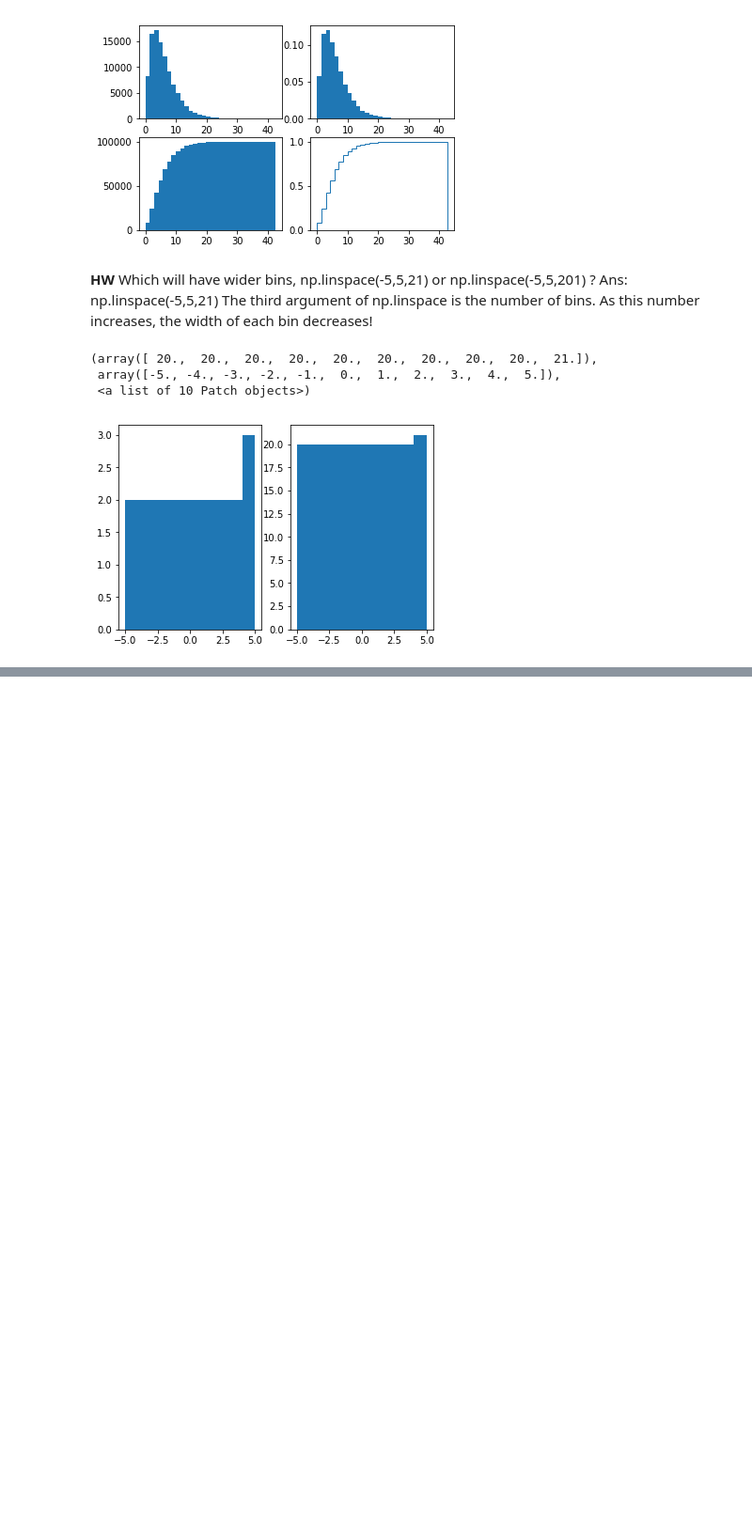
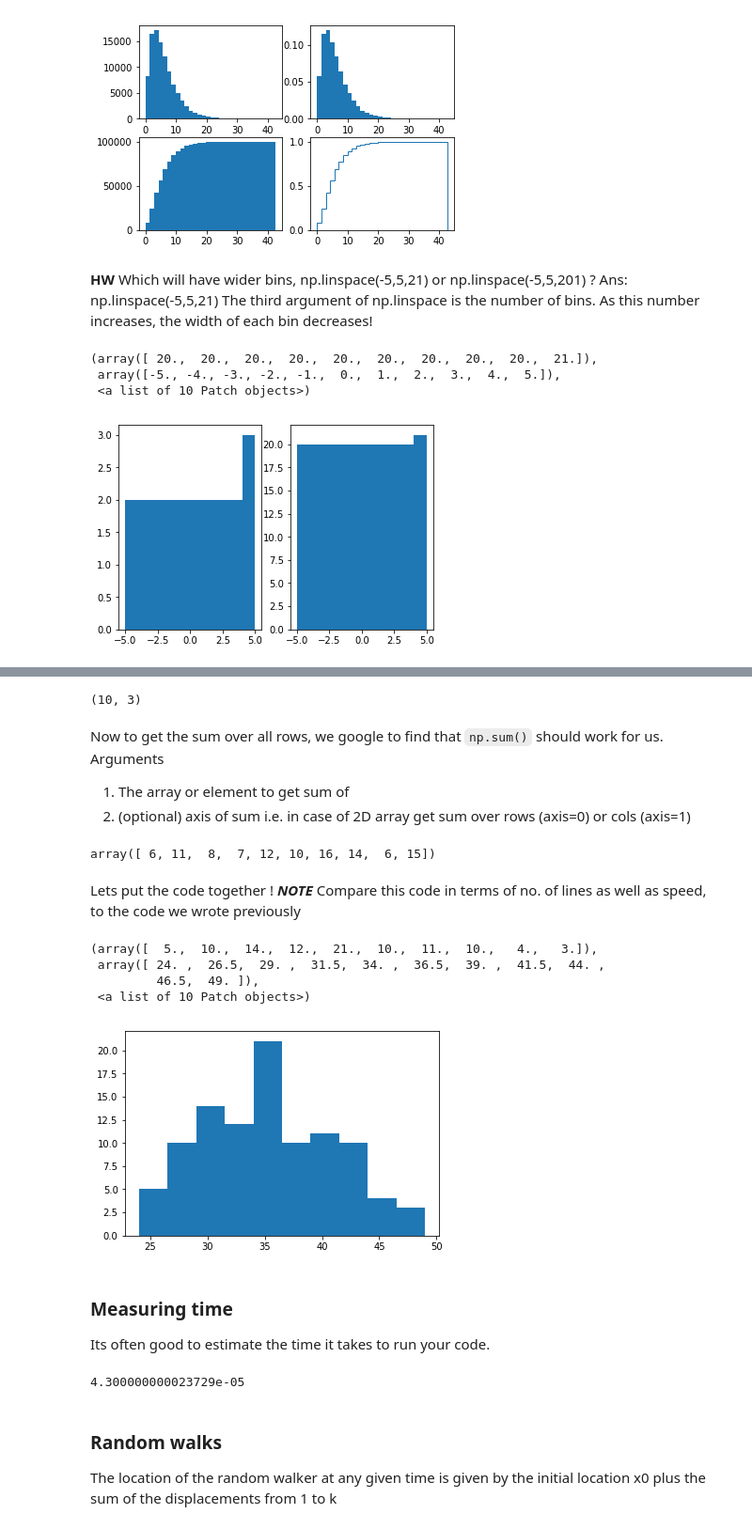
Before and after one commit to nsarode/Python_classNotes, a Jupyter notebook: Matplotlib.ipynb, the cells around one changed output, grey strips where cells are left out. Shown: that part at 94% size. Saved outputs shown, nothing was run; the diff lists cells and outputs as text; code cells hidden in the pictures; blank space fills up the shorter version.

```diff
--- a/Matplotlib.ipynb
+++ b/Matplotlib.ipynb
@@ -361,0 +485,45 @@ plt.subplot(3, 3, 3)
+# %%
+X = np.random.randint(1,7,(10,3)) # arguments: start, end, [optional] number of draws
+X.shape # confirm the nrows and ncols
+# %% [output]
+(10, 3)
+# %% [markdown]
+Now to get the sum over all rows, we google to find that `np.sum()` should work for us.
+Arguments
+1. The array or element to get sum of
+2. (optional) axis of sum i.e. in case of 2D array get sum over rows (axis=0) or cols (axis=1)
+# %%
+Y = np.sum(X, axis=1)
+Y
+# %% [output]
+array([ 6, 11,  8,  7, 12, 10, 16, 14,  6, 15])
+# %% [markdown]
+Lets put the code together ! **_NOTE_** Compare this code in terms of no. of lines as well as speed, to the code we wrote previously
+# %%
+import numpy as np
+import matplotlib.pyplot as plt
+X = np.random.randint(1,7,(100,10)) # 100 draws from 10 dice (each with numbers 1 through 6)
+# play with the number of draws i.e. increase them to see a smoother histogram
+Y = np.sum(X, axis=1)
+plt.hist(Y);
+# %% [output]
+(array([  5.,  10.,  14.,  12.,  21.,  10.,  11.,  10.,   4.,   3.]),
+ array([ 24. ,  26.5,  29. ,  31.5,  34. ,  36.5,  39. ,  41.5,  44. ,
+         46.5,  49. ]),
+ <a list of 10 Patch objects>)
+[figure, added]
+# %% [markdown]
+### Measuring time
+
+Its often good to estimate the time it takes to run your code.
+# %%
+import time
+start_time = time.clock()
+end_time = time.clock()
+time_elapsed = end_time - start_time
+time_elapsed
+# %% [output]
+4.300000000023729e-05
+# %% [markdown]
+### Random walks
+The location of the random walker at any given time is given by the initial location x0 plus the sum of the displacements from 1 to k
```
Also changed, not shown: parts of 29 cells of this notebook.
